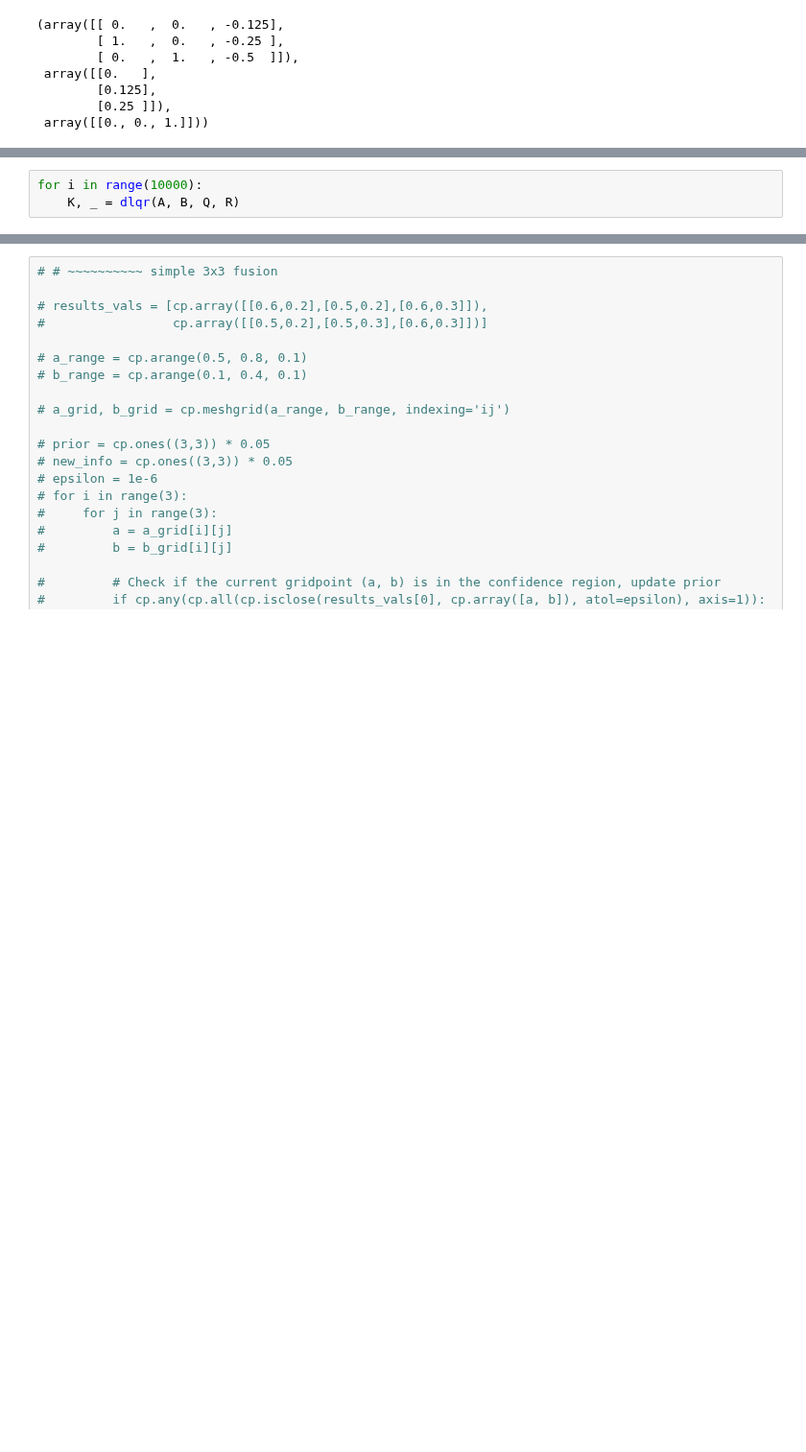
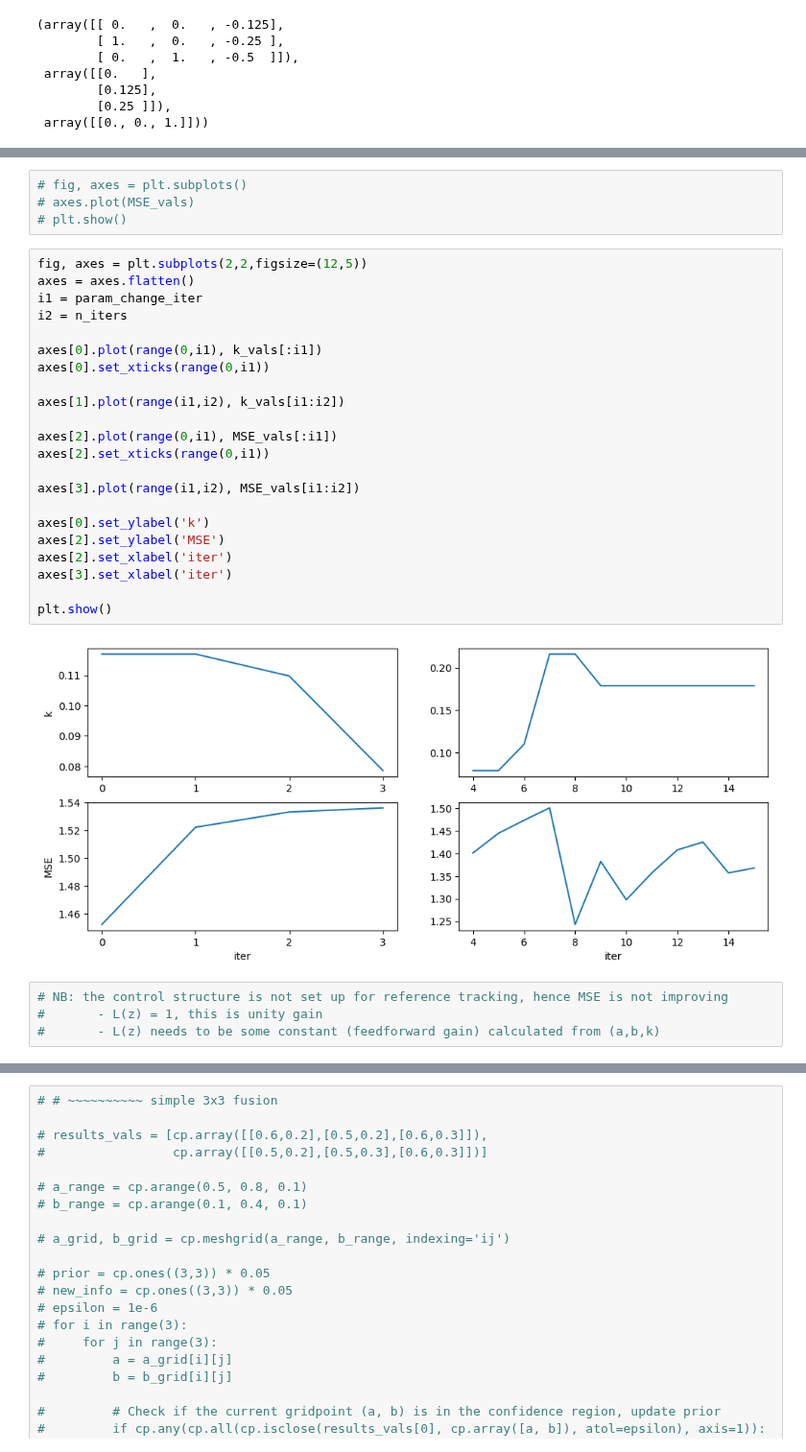
Before and after one commit to Muckthebuck/Learning-Dynamic-Systems, a Jupyter notebook: optimal_controller/optimal_controls.ipynb, the cells around one changed output, grey strips where cells are left out. Shown at 96% size. Drawn from its saved outputs; the diff is of its cells as text; blank space fills up the shorter version.

```diff
--- a/optimal_controller/optimal_controls.ipynb
+++ b/optimal_controller/optimal_controls.ipynb
@@ -287,3 +216,0 @@ B = B_in_set[0,:]
-# %%
-for i in range(10000):
-    K, _ = dlqr(A, B, Q, R)
@@ -502,0 +688,32 @@ for idx in range(1,n_plots):
+# %%
+# fig, axes = plt.subplots()
+# axes.plot(MSE_vals)
+# plt.show()
+# %%
+fig, axes = plt.subplots(2,2,figsize=(12,5))
+axes = axes.flatten()
+i1 = param_change_iter
+i2 = n_iters
+
+axes[0].plot(range(0,i1), k_vals[:i1])
+axes[0].set_xticks(range(0,i1))
+
+axes[1].plot(range(i1,i2), k_vals[i1:i2])
+
+axes[2].plot(range(0,i1), MSE_vals[:i1])
+axes[2].set_xticks(range(0,i1))
+
+axes[3].plot(range(i1,i2), MSE_vals[i1:i2])
+
+axes[0].set_ylabel('k')
+axes[2].set_ylabel('MSE')
+axes[2].set_xlabel('iter')
+axes[3].set_xlabel('iter')
+
+plt.show()
+# %% [output]
+[figure, added]
+# %%
+# NB: the control structure is not set up for reference tracking, hence MSE is not improving
+#       - L(z) = 1, this is unity gain
+#       - L(z) needs to be some constant (feedforward gain) calculated from (a,b,k)
```
Also changed, not shown: parts of 63 cells of this notebook, 3 other files.
